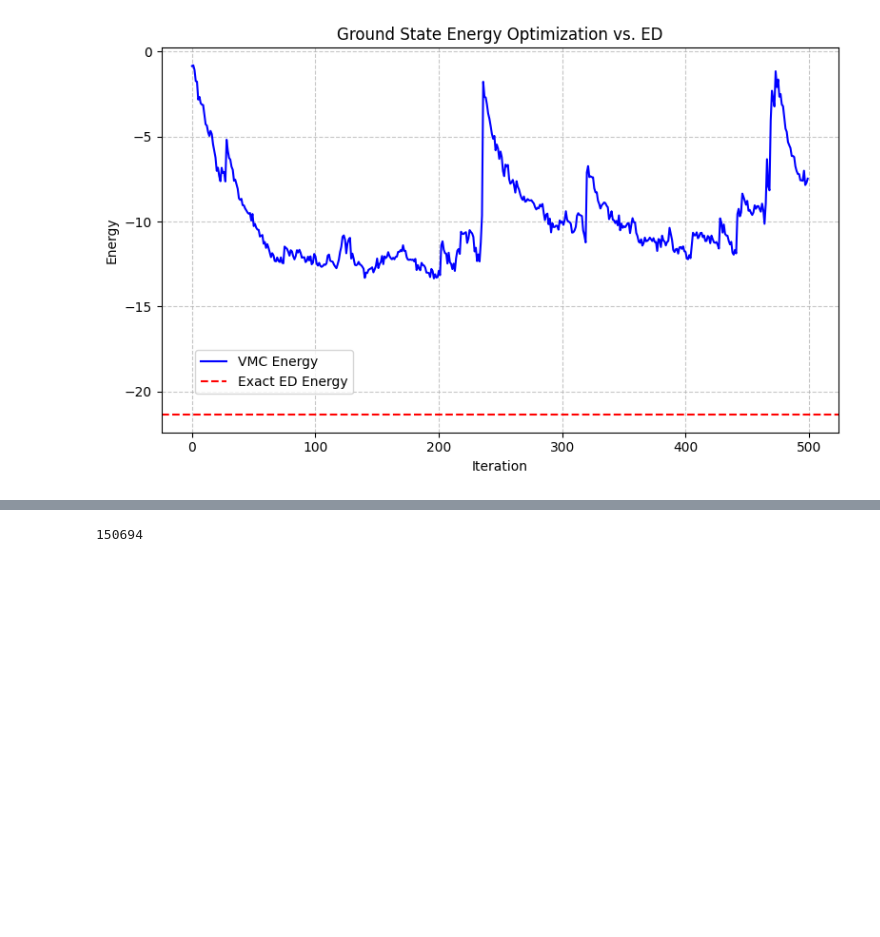
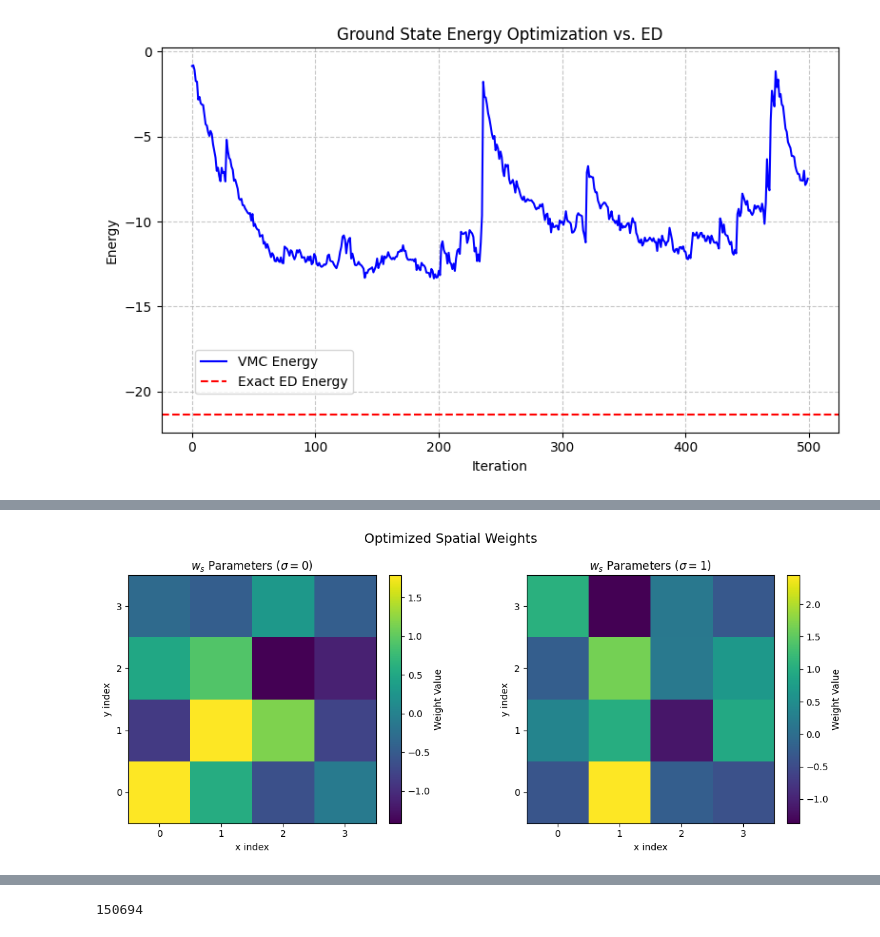
Before and after one commit to brandoncovert/NN_Discrete, a Jupyter notebook: VMC.ipynb, the cells around one changed output, grey strips where cells are left out. Drawn from its saved outputs; the diff is of its cells as text; code cells hidden in the pictures; blank space fills up the shorter version.

```diff
--- a/VMC.ipynb
+++ b/VMC.ipynb
@@ -297,0 +335,49 @@ plt.show()
+# %%
+import numpy as np
+
+# 1. Extract the optimized parameters from the variational state
+# NetKet stores the unwrapped JAX arrays in vstate.parameters
+try:
+    w_s_flat = vstate.parameters['w_s']
+except KeyError:
+    # Fallback just in case the parameters are nested under a 'params' key
+    w_s_flat = vstate.parameters['params']['w_s']
+
+# Convert to a standard NumPy array for plotting
+w_s_flat = np.array(w_s_flat)
+
+# 2. Reshape according to your (x, y, sigma) convention
+w_s_reshaped = w_s_flat.reshape((L, L, 2))
+
+# Extract the two spin layers
+# sigma=0 is typically spin-down and sigma=1 is spin-up (or vice versa depending on your exact mapping)
+w_s_spin_0 = w_s_reshaped[:, :, 0]
+w_s_spin_1 = w_s_reshaped[:, :, 1]
+
+# 3. Plotting
+fig, (ax1, ax2) = plt.subplots(1, 2, figsize=(12, 5))
+
+# --- Spin 0 Layer ---
+# origin='lower' puts the (0,0) coordinate at the bottom-left, standard for lattices
+im1 = ax1.imshow(w_s_spin_0, cmap='viridis', origin='lower')
+ax1.set_title(r'$w_s$ Parameters ($\sigma = 0$)')
+ax1.set_xlabel('x index')
+ax1.set_ylabel('y index')
+ax1.set_xticks(range(L))
+ax1.set_yticks(range(L))
+fig.colorbar(im1, ax=ax1, fraction=0.046, pad=0.04, label='Weight Value')
+
+# --- Spin 1 Layer ---
+im2 = ax2.imshow(w_s_spin_1, cmap='viridis', origin='lower')
+ax2.set_title(r'$w_s$ Parameters ($\sigma = 1$)')
+ax2.set_xlabel('x index')
+ax2.set_ylabel('y index')
+ax2.set_xticks(range(L))
+ax2.set_yticks(range(L))
+fig.colorbar(im2, ax=ax2, fraction=0.046, pad=0.04, label='Weight Value')
+
+plt.suptitle("Optimized Spatial Weights", fontsize=14)
+plt.tight_layout()
+plt.show()
+# %% [output]
+[figure, added]
```
Also changed, not shown: parts of 2 cells of this notebook.
